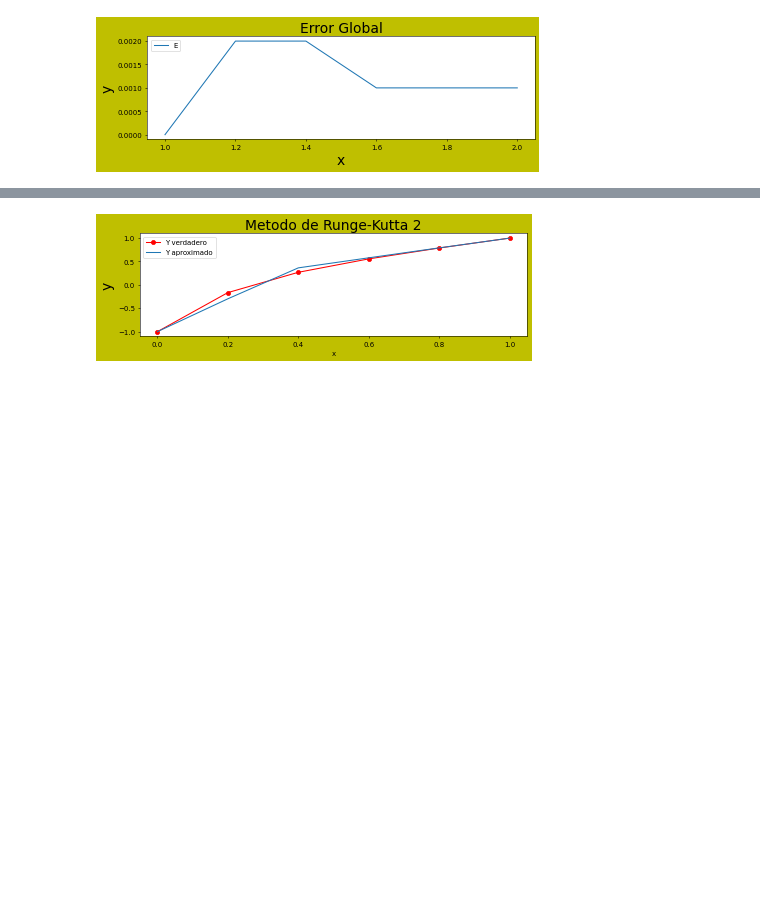
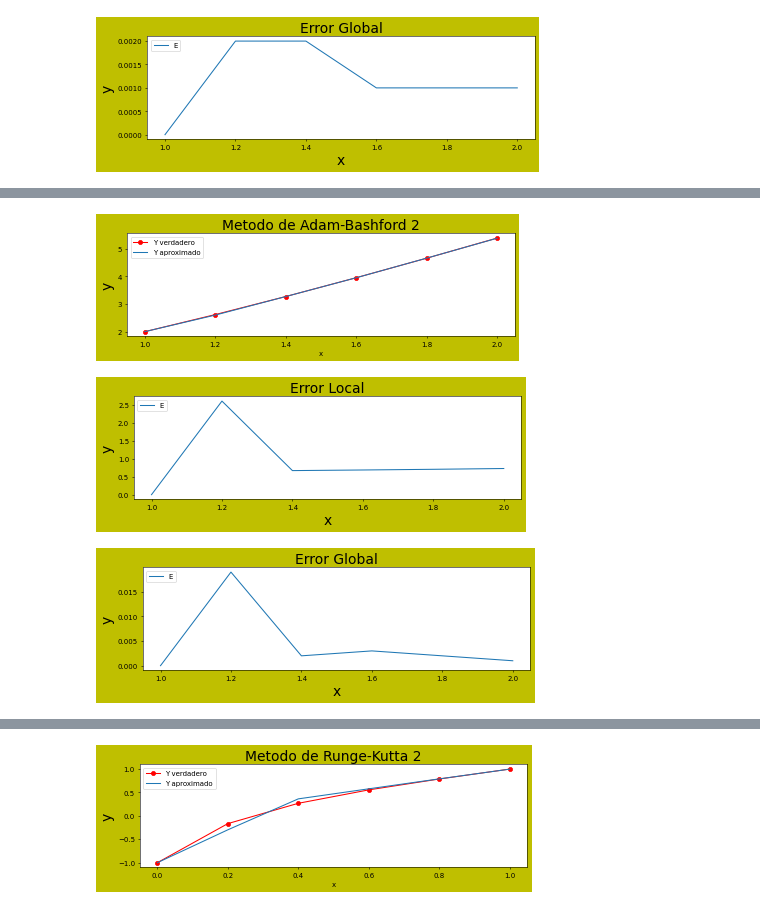
Before and after one commit to Leonel-H29/Facultad, a Jupyter notebook: TP1/TP1.ipynb, the cells around one changed output, grey strips where cells are left out. Cells and saved outputs as stored; diff of their text form; code cells hidden in the pictures; blank space fills up the shorter version.

```diff
--- a/TP1/TP1.ipynb
+++ b/TP1/TP1.ipynb
@@ -66,0 +137,56 @@ plt.show()
+# %%
+import numpy as np
+import matplotlib.pyplot as plt
+
+
+#Ejercicio a)
+
+y_real=[2,2.61878587,3.27106113,3.95200581,4.658016,5.38629436]
+y_aproximado=[2,2.6,3.27,3.95,4.66,5.38]
+
+error_local = [0,2.600, 0.669, 0.686,0.705,0.727]
+error_global = [0,0.019,0.002, 0.003, 0.002, 0.001]
+
+
+#===================================Grafico los valores aproximados
+plt.figure(1, (10,6), 50, 'y', 'g')
+x = np.linspace(1,2,6)
+
+plt.subplot(2,1,1)
+#plt.plot(x,y_real, x,y_aproximado)
+plt.plot(x,y_real, marker="o", color="red")
+plt.plot(x,y_aproximado)
+
+plt.title("Metodo de Adam-Bashford 2", fontsize=20)
+plt.legend(('Y verdadero','Y aproximado'), loc='upper left')
+plt.xlabel('x')
+plt.ylabel('y', fontsize=20)
+
+
+#===================================Grafico los errores
+plt.figure(2, (10,6), 50, 'y', 'g')
+
+plt.subplot(2,1,2)
+plt.plot(x,error_local)
+
+plt.title("Error Local", fontsize=20)
+plt.legend('Error Local', loc='upper left')
+plt.xlabel('x', fontsize=20)
+plt.ylabel('y', fontsize=20)
+
+plt.figure(3, (10,6), 50, 'y', 'g')
+plt.subplot(2,1,2)
+plt.plot(x,error_global)
+
+
+plt.title("Error Global", fontsize=20)
+plt.legend('Error Global', loc='upper left')
+plt.xlabel('x', fontsize=20)
+plt.ylabel('y', fontsize=20)
+
+
+plt.show()
+# %% [output]
+[figure, added]
+[figure, added]
+[figure, added]
```
Also changed, not shown: parts of 7 cells of this notebook.
